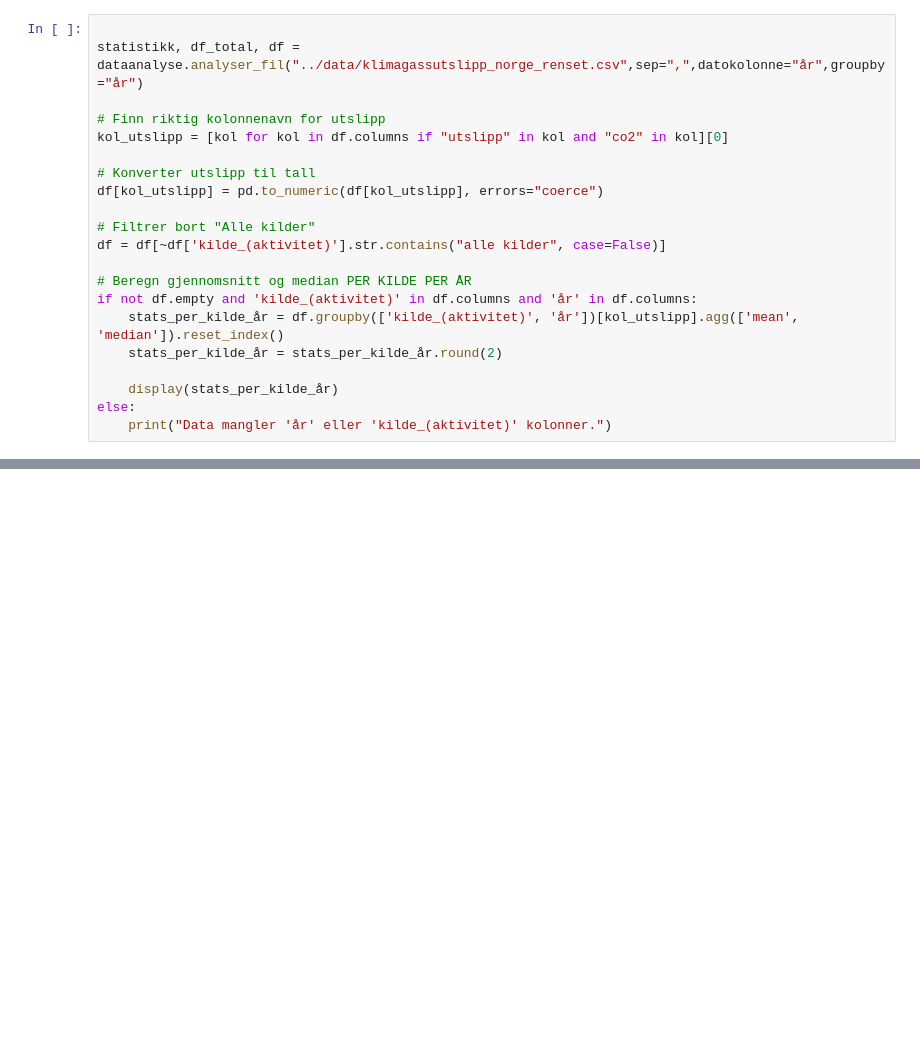
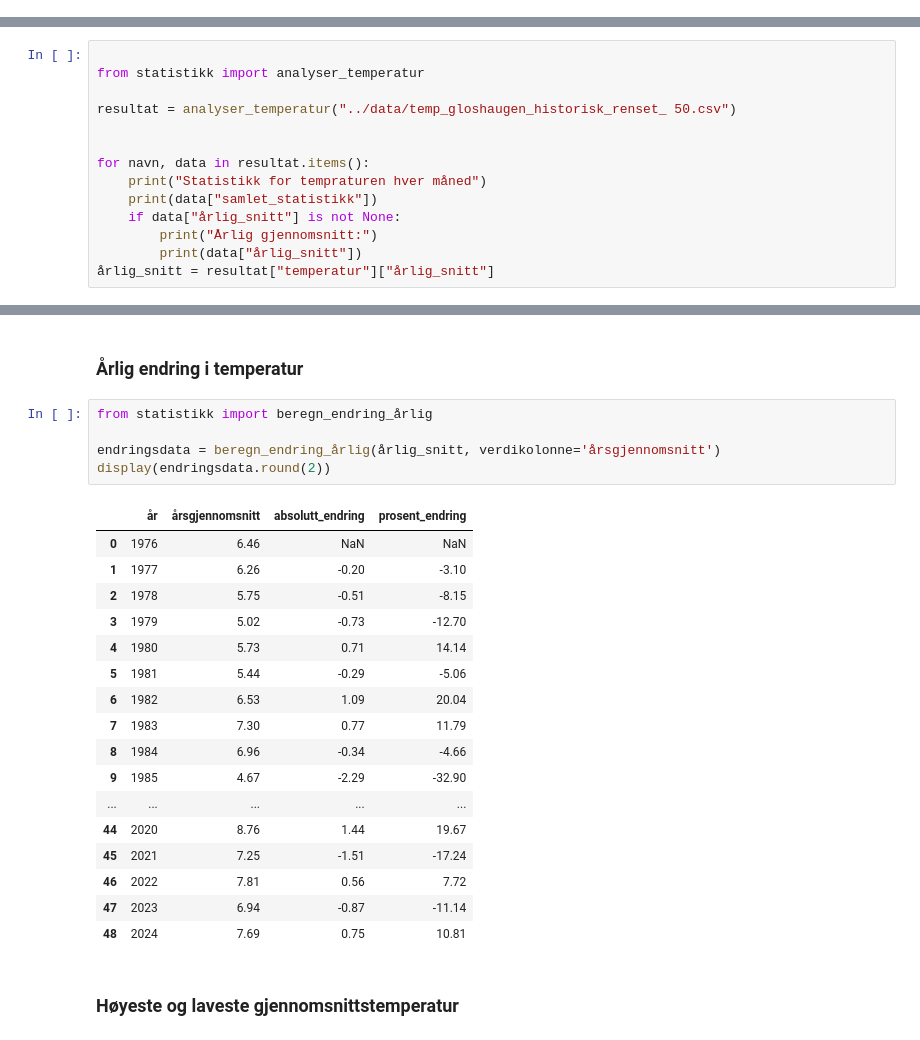
Before and after one commit to idunnbh/Mappe, a Jupyter notebook: notebooks/dataanalyse.ipynb, the cells around one changed output, grey strips where cells are left out. Drawn from its saved outputs; the diff is of its cells as text; blank space fills up the shorter version.

Commit message:
Omstrukturert analyse: Laget statistikk.py for funksjoner, slettet dataanalyse.py, forbedret notebooken

```diff
--- a/notebooks/dataanalyse.ipynb
+++ b/notebooks/dataanalyse.ipynb
@@ -194,21 +0,0 @@ Utslipp per tiår globalt:
-# %%
-
-statistikk, df_total, df = dataanalyse.analyser_fil("../data/klimagassutslipp_norge_renset.csv",sep=",",datokolonne="år",groupby="år")
-
-# Finn riktig kolonnenavn for utslipp
-kol_utslipp = [kol for kol in df.columns if "utslipp" in kol and "co2" in kol][0]
-
-# Konverter utslipp til tall
-df[kol_utslipp] = pd.to_numeric(df[kol_utslipp], errors="coerce")
-
-# Filtrer bort "Alle kilder"
-df = df[~df['kilde_(aktivitet)'].str.contains("alle kilder", case=False)]
-
-# Beregn gjennomsnitt og median PER KILDE PER ÅR
-if not df.empty and 'kilde_(aktivitet)' in df.columns and 'år' in df.columns:
-    stats_per_kilde_år = df.groupby(['kilde_(aktivitet)', 'år'])[kol_utslipp].agg(['mean', 'median']).reset_index()
-    stats_per_kilde_år = stats_per_kilde_år.round(2)
-
-    display(stats_per_kilde_år)
-else:
-    print("Data mangler 'år' eller 'kilde_(aktivitet)' kolonner.")
@@ -629,0 +26,14 @@ Når på døgnet det er mest elgeseter_pm10_ugm3_hour :
+# %%
+
+from statistikk import analyser_temperatur
+
+resultat = analyser_temperatur("../data/temp_gloshaugen_historisk_renset_ 50.csv")
+
+
+for navn, data in resultat.items():
+    print("Statistikk for tempraturen hver måned")
+    print(data["samlet_statistikk"])
+    if data["årlig_snitt"] is not None:
+        print("Årlig gjennomsnitt:")
+        print(data["årlig_snitt"])
+årlig_snitt = resultat["temperatur"]["årlig_snitt"]
@@ -629,0 +70,27 @@ Når på døgnet det er mest elgeseter_pm10_ugm3_hour :
+# %% [markdown]
+### Årlig endring i temperatur
+# %%
+from statistikk import beregn_endring_årlig
+
+endringsdata = beregn_endring_årlig(årlig_snitt, verdikolonne='årsgjennomsnitt')
+display(endringsdata.round(2))
+# %% [output]
+|  | år | årsgjennomsnitt | absolutt_endring | prosent_endring |
+| 0 | 1976 | 6.46 | NaN | NaN |
+| 1 | 1977 | 6.26 | -0.20 | -3.10 |
+| 2 | 1978 | 5.75 | -0.51 | -8.15 |
+| 3 | 1979 | 5.02 | -0.73 | -12.70 |
+| 4 | 1980 | 5.73 | 0.71 | 14.14 |
+| 5 | 1981 | 5.44 | -0.29 | -5.06 |
+| 6 | 1982 | 6.53 | 1.09 | 20.04 |
+| 7 | 1983 | 7.30 | 0.77 | 11.79 |
+| 8 | 1984 | 6.96 | -0.34 | -4.66 |
+| 9 | 1985 | 4.67 | -2.29 | -32.90 |
+| ... | ... | ... | ... | ... |
+| 44 | 2020 | 8.76 | 1.44 | 19.67 |
+| 45 | 2021 | 7.25 | -1.51 | -17.24 |
+| 46 | 2022 | 7.81 | 0.56 | 7.72 |
+| 47 | 2023 | 6.94 | -0.87 | -11.14 |
+| 48 | 2024 | 7.69 | 0.75 | 10.81 |
+# %% [markdown]
+### Høyeste og laveste gjennomsnittstemperatur
```
Also changed, not shown: parts of 64 cells of this notebook, 4 other files.
